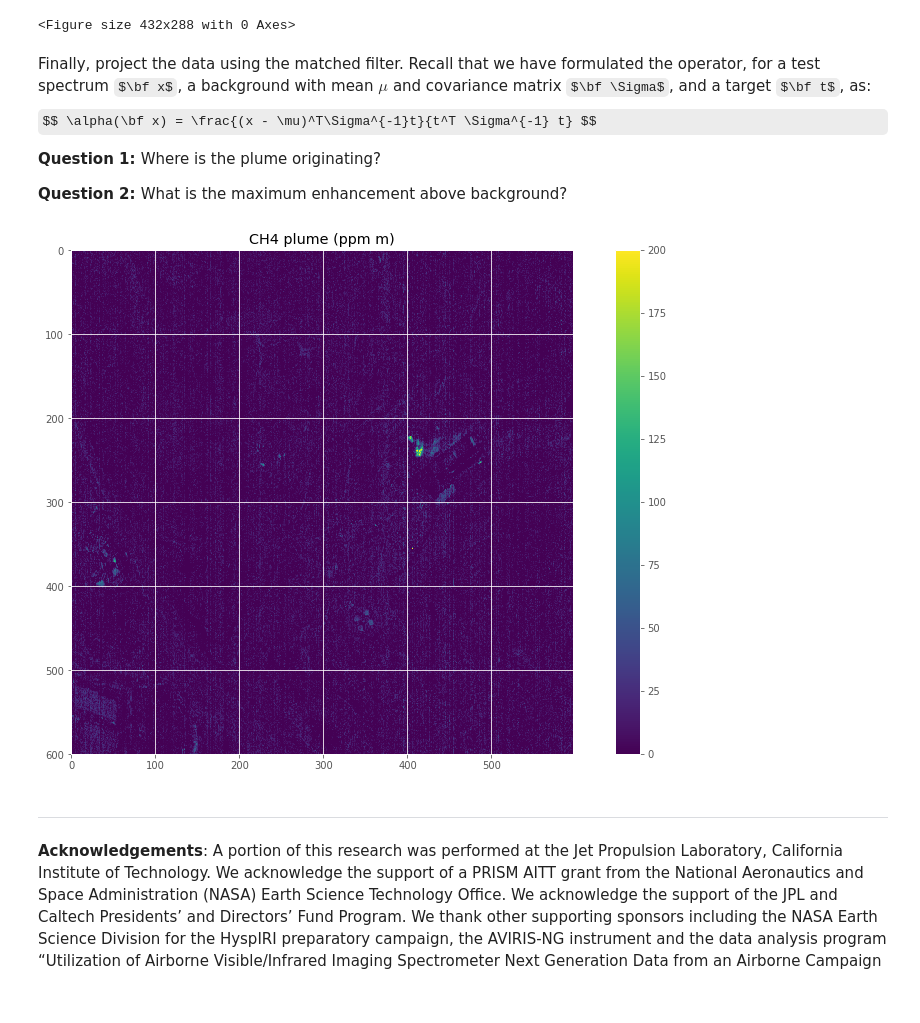
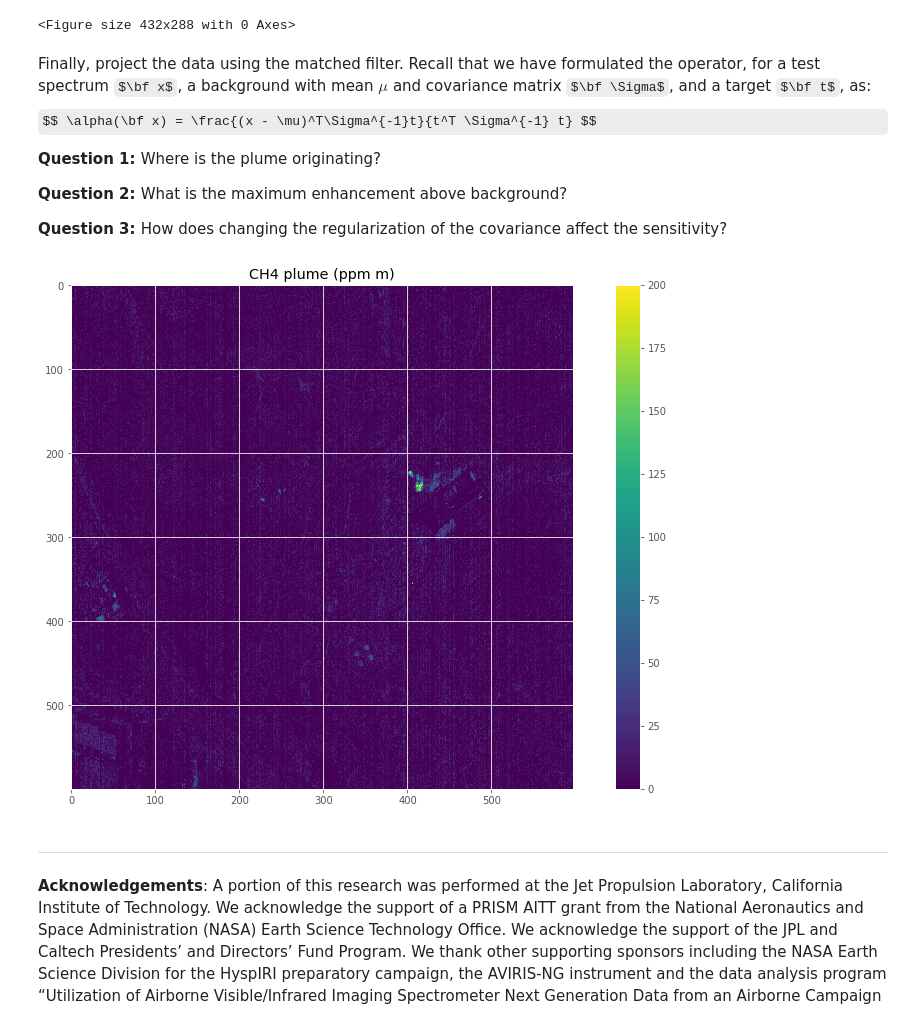
Before and after one commit to davidraythompson/istutor, a Jupyter notebook: 05_MatchedFilters/05_Apply_MF.ipynb, the cells around one changed output. Cells and saved outputs as stored; diff of their text form; code cells hidden in the pictures; some formulas as TeX source.

```diff
--- a/05_MatchedFilters/05_Apply_MF.ipynb
+++ b/05_MatchedFilters/05_Apply_MF.ipynb
@@ -7,34 +7,39 @@ __________
 
 This exercise applies a background-adaptive matched filter to detect a fugitive methane emission from a petrochemical facility.  We load the data cube, which is rectangular, i.e. not projected into geographic coordinates.  Consequently, each column corresponds to a different element on the focal plane array.  We also load a target signature for methane.  Note that the signature is scaled by a factor of 1e-5, so you'll have to multiply the matched filter result by 10000 to get units of ppm m.
 # %%
-import scipy as s
+import numpy as np
 from scipy.linalg import norm, inv
 import pylab as plt
 import figure_style
 
-# Load the target
-targ = s.loadtxt('data/ang_ch4_unit_3col_425chan.txt')
+# Load the target, call it t
+targ = np.loadtxt('data/ang_ch4_unit_3col_425chan.txt')
 wavelengths = targ[:,1]
 t = targ[:,-1]
 
 # Load the data - BIP interleave
 filename = 'data/ang20160910t185702_rdn_v2n2_clip_subset'
-rows, cols, bands = 600,598,425
-mm = s.memmap(filename, dtype=s.float32, mode='r', shape=(rows,cols,bands))
-X = s.asarray(mm).copy()
+rows, cols, bands = 600, 598, 425
+mm = np.memmap(filename, dtype=np.float32, mode='r', shape=(rows,cols,bands))
+X = np.asarray(mm).copy()
 # %% [markdown]
 Now apply any necessary preprocessing to condition the data, and calculate sample means and covariances.  Plot the covariance structure.
 # %%
 # zero the deep water features and bad calibration in the extreme SWIR
-deeph2o = s.logical_or(s.logical_and(wavelengths>1280, wavelengths<1450),
-                       s.logical_and(wavelengths>1750, wavelengths<2000))
+opaque = np.logical_or(np.logical_and(wavelengths>1280, wavelengths<1450),
+                       np.logical_and(wavelengths>1750, wavelengths<2000))
 badcalibration = wavelengths>2480
-bad = s.logical_or(deeph2o,badcalibration)
+bad = np.logical_or(opaque, badcalibration)
 
 X = X.reshape((rows*cols, bands))
-Xsub = X[s.arange(0,X.shape[0],100),:]
+
+# A subset of pixels is sufficient, say one out of every 100
+subset = np.arange(0,X.shape[0],100)
+Xsub = X[subset,:]
 mu = Xsub.mean(axis=0)
-Cov = s.cov(Xsub-mu, rowvar=False);
+
+# Calculate the covariance
+Cov = np.cov(Xsub, rowvar=False);
 
 plt.imshow(Cov)
 plt.colorbar()
@@ -52,21 +57,25 @@ $$ \alpha(\bf x) = \frac{(x - \mu)^T\Sigma^{-1}t}{t^T \Sigma^{-1} t} $$
 <b> Question 1: </b> Where is the plume originating?
 
 <b> Question 2: </b> What is the maximum enhancement above background?
+
+<b> Question 3: </b> How does changing the regularization of the covariance affect the sensitivity?
 # %%
 # Expand the figure size
 from IPython.core.pylabtools import figsize
 figsize(15,15/1.618)
 
-Cinv = inv(Cov+s.eye(len(wavelengths))*1e-8)
+# Add some regularization
+Cinv = inv(Cov + np.eye(len(wavelengths))*1e-8)
 mf = ((X-mu).dot(Cinv.dot(t)))/(t.dot(Cinv.dot(t)))
-mf = mf.reshape((rows,cols))
+
+mf = mf.reshape((rows, cols))
 plt.imshow(mf * 10000.0)
 plt.colorbar()
 plt.clim([0,200])
 plt.title('CH4 plume (ppm m)')
 plt.imsave('MF2.png',mf*10000.0)
 # %% [output]
-[figure, old version]
+[figure, new version]
 # %% [markdown]
 -------------
 <b>Acknowledgements</b>: A portion of this research was performed at the Jet Propulsion Laboratory, California Institute of Technology. We acknowledge the support of a PRISM AITT grant from the National Aeronautics and Space Administration (NASA) Earth Science Technology Office. We acknowledge the support of the JPL and Caltech Presidents’ and Directors’ Fund Program. We thank other supporting sponsors including the NASA Earth Science Division for the HyspIRI preparatory campaign, the AVIRIS-NG instrument and the data analysis program “Utilization of Airborne Visible/Infrared Imaging Spectrometer Next Generation Data from an Airborne Campaign in India” NNH16ZDA001N-AVRSNG, for its support of the algorithm development; the Jet Propulsion Laboratory Research and Technology Development Program; and the NASA Center Innovation Fund managed in conjunction with the Jet Propulsion Laboratory Office of the Chief Scientist and Technologist. Copyright 2019 California Institute of Technology. US Government Support Acknowledged.
```
Also changed, not shown: 1 other file.
